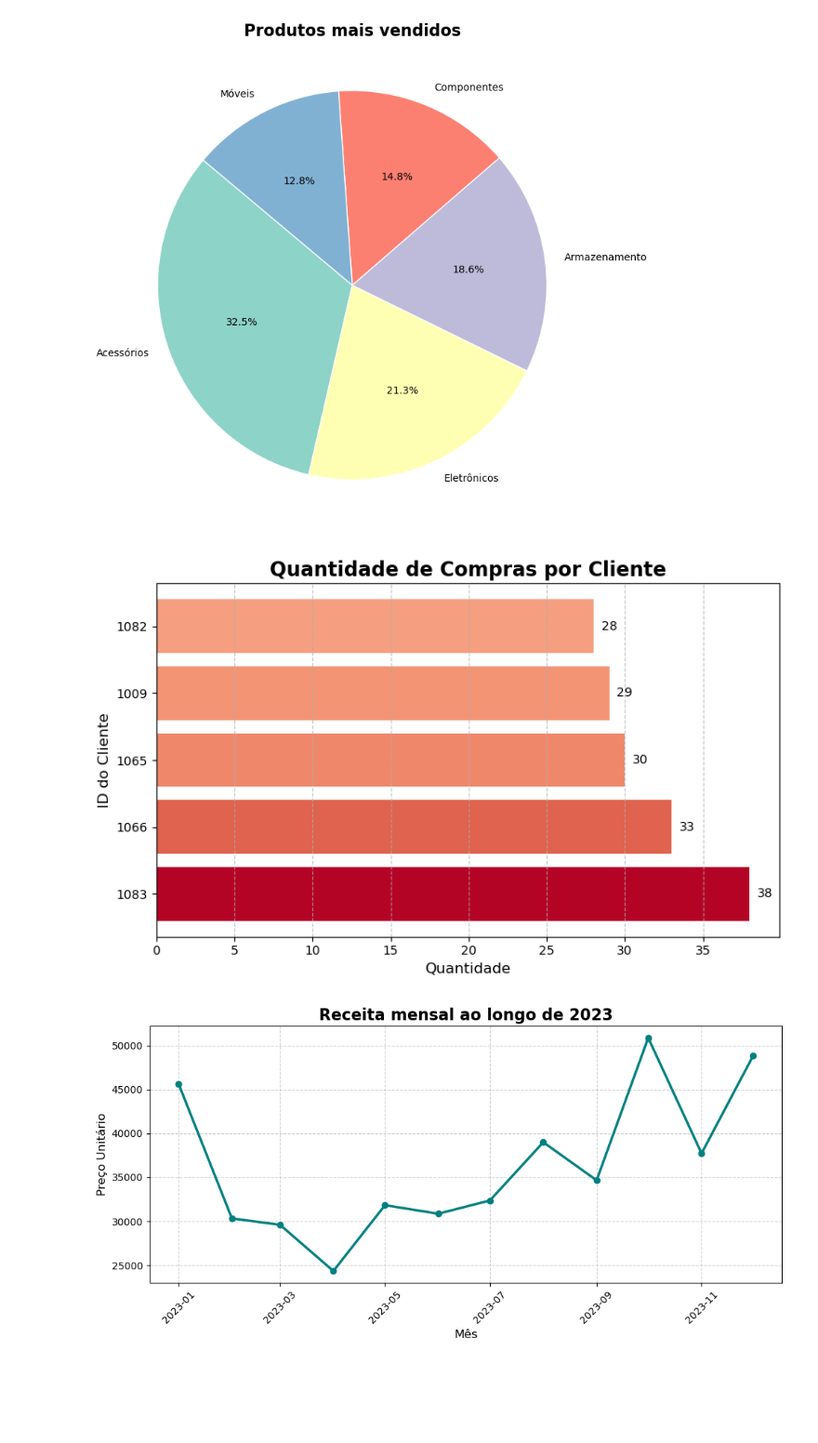
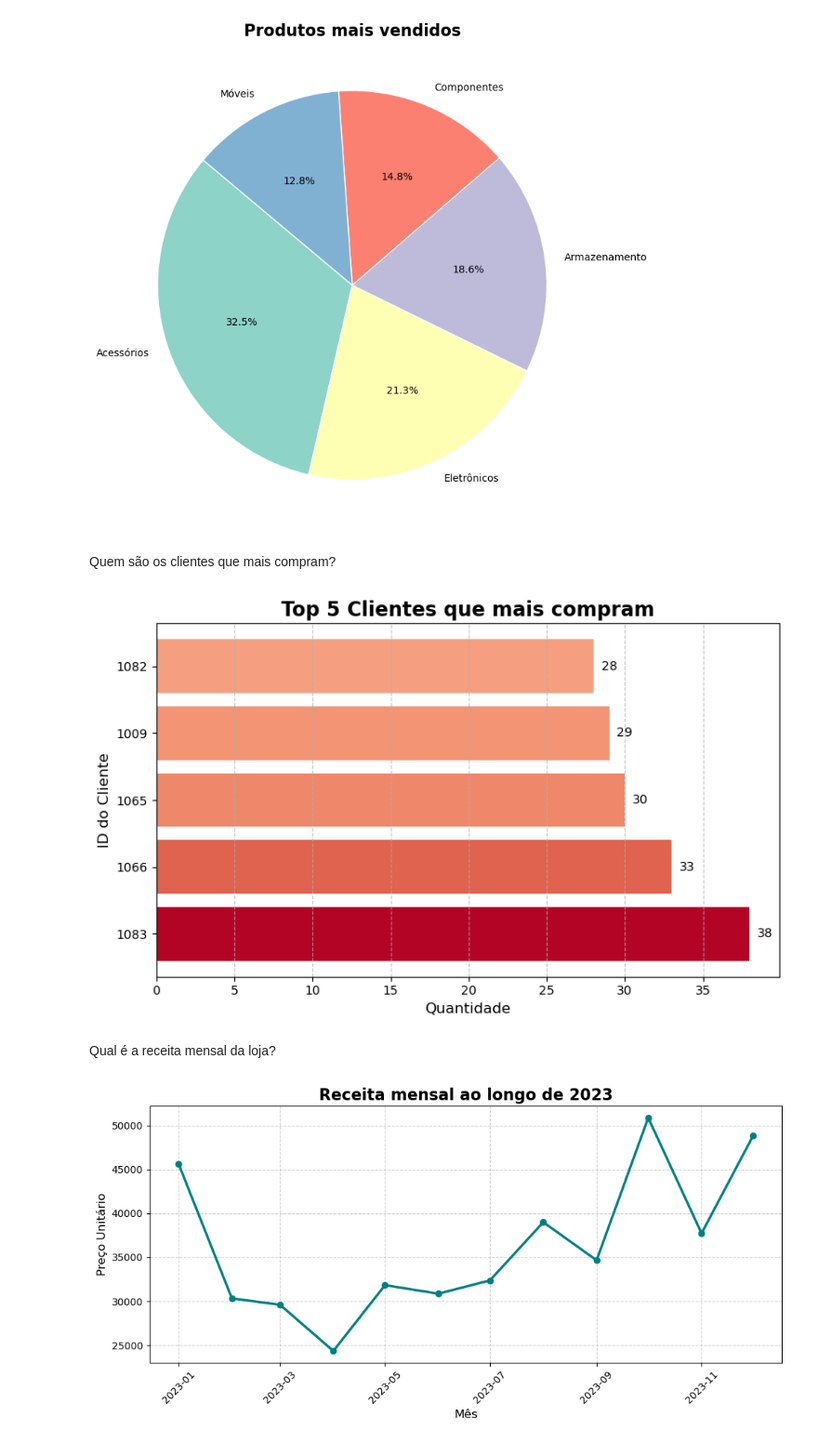
Before and after one commit to Andremarciliosilva/An-lise-de-Vendas-Online, a Jupyter notebook: notebooks/analise_vendas.ipynb, the cells around one changed output. Shown at 93% size. Cells and saved outputs as stored; diff of their text form; code cells hidden in the pictures; blank space fills up the shorter version.

```diff
--- a/notebooks/analise_vendas.ipynb
+++ b/notebooks/analise_vendas.ipynb
@@ -72,6 +77,8 @@ plt.tight_layout()
 plt.show()
 # %% [output]
 [figure]
+# %% [markdown]
+Quem são os clientes que mais compram?
 # %%
 
 # Ler o CSV
@@ -79,35 +86,37 @@ df = pd.read_csv('../output/customers_most_purchases.csv')
 
 # Criar gráfico de barras horizontais
 plt.figure(figsize=(8, 5))
 bars = plt.barh(
     df["cliente_id"].astype(str),  # Converte ID para string para melhor visualização
     df["quantidade"],
     color=plt.cm.coolwarm(df["quantidade"] / max(df["quantidade"]))  # Paleta suave e gradiente
 )
 
 # Título e rótulos
-plt.title("Quantidade de Compras por Cliente", fontsize=16, weight='bold')
+plt.title("Top 5 Clientes que mais compram", fontsize=16, weight='bold')
 plt.xlabel("Quantidade", fontsize=12)
 plt.ylabel("ID do Cliente", fontsize=12)
 
 # Adicionar valores nas barras
 for bar in bars:
     plt.text(
         bar.get_width() + 0.5,
         bar.get_y() + bar.get_height() / 2,
         f'{int(bar.get_width())}',
         va='center',
         fontsize=10
     )
 
 # Estilo visual
 plt.grid(axis='x', linestyle='--', alpha=0.7)
 plt.tight_layout()
 
 # Exibir o gráfico
 plt.show()
 # %% [output]
-[figure, old version]
+[figure, new version]
+# %% [markdown]
+Qual é a receita mensal da loja?
 # %%
 # Ler o CSV
 df = pd.read_csv('../output/monthly_recipe.csv')
```
Also changed, not shown: parts of 5 cells of this notebook.
